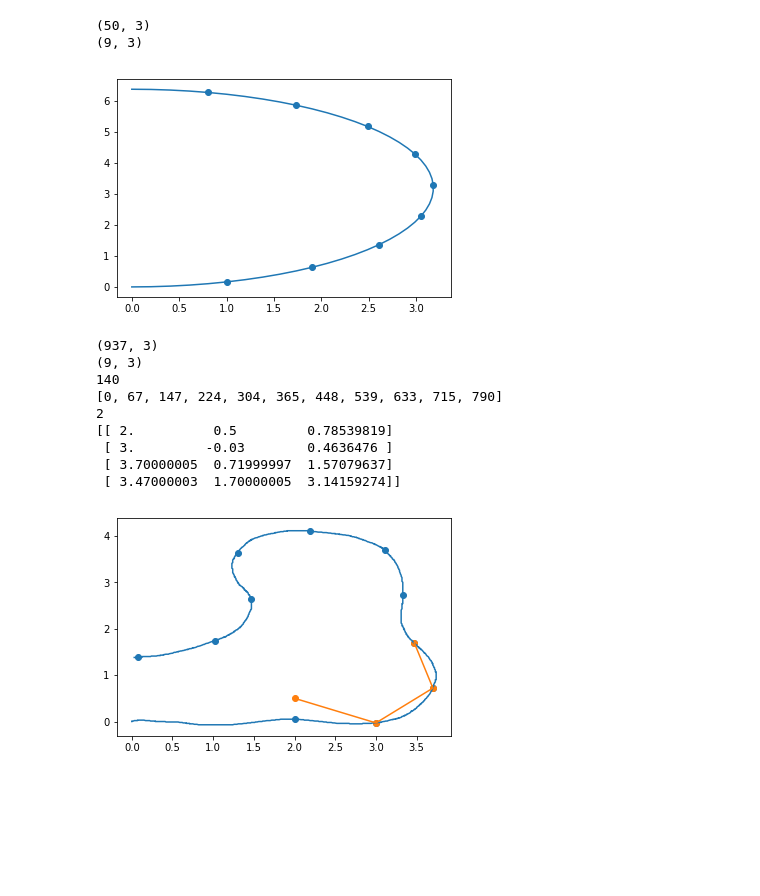
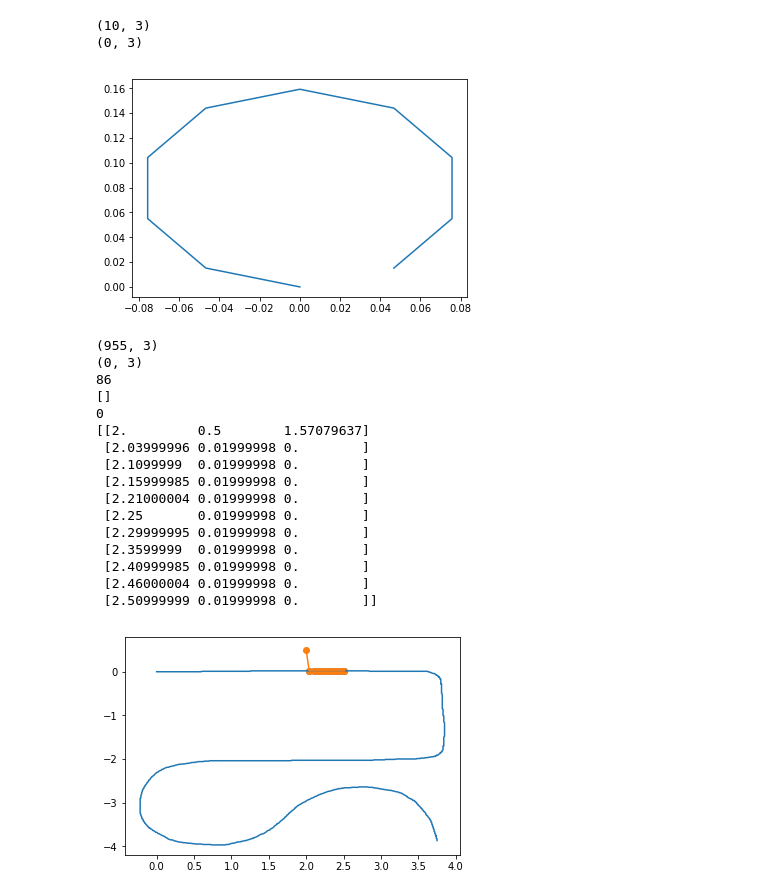
Before and after one commit to yotaseki/ROS-Cart, a Jupyter notebook: script/map.ipynb, the cells around one changed output. Cells and saved outputs as stored; diff of their text form; code cells hidden in the pictures; blank space fills up the shorter version.

Commit message:
gen_arc_path

```diff
--- a/script/map.ipynb
+++ b/script/map.ipynb
@@ -7,49 +7,58 @@ import coordinate
 import xp_settings as settings
 settings.set_gpu(-1)
 # %%
-path = data.make_arc_path_2(10, np.pi/10)
+rad_per_step = 2*np.pi/10
+m_per_step = 0.05
+num_step = 10
+path = data.generate_arc_path(num_step, rad_per_step, m_per_step)
 path_es,idx_list = data.get_evenly_spaced_points(path,1.0)
 print(path.shape)
 print(path_es.shape)
 plt.plot(path[:,0],path[:,1])
 plt.scatter(path_es[:,0],path_es[:,1])
 plt.show()
 data.write_path_csv(path,"path.csv")
 # %% [output]
-(50, 3)
-(9, 3)
+(10, 3)
+(0, 3)
-[figure, old version]
+[figure, new version]
 # %%
-path = data.read_path_csv('sample_path.csv')
+path = data.read_path_csv('pathData/sample_path.csv')
 print(path.shape)
 print(path_es.shape)
 plt.plot(path[:,0],path[:,1])
 #
-pos = np.array((2.0,0.5,np.pi/4),np.float32)
+pos = np.array((2.0,0.5,np.pi/2),np.float32)
 idx = data.get_nearly_point_idx(path,pos)
-path_es,idx_list = data.get_evenly_spaced_points(path[idx:len(path)],1.0)
-plt.scatter(path_es[:,0],path_es[:,1])
+path_input_gl = data.get_waypoints(idx,path,num_step,m_per_step)
+plt.scatter(path_input_gl[:,0],path_input_gl[:,1])
 print(idx)
 print(idx_list)
 print(data.get_next_path_idx(idx,idx_list))
-num_step = 3
-target = np.vstack((pos,path_es[1:num_step+1]))
+target = np.vstack((pos,path_input_gl))
 print(target)
 plt.scatter(target[:,0],target[:,1])
 plt.plot(target[:,0],target[:,1])
 #
 plt.show()
 # %% [output]
-(937, 3)
-(9, 3)
-140
-[0, 67, 147, 224, 304, 365, 448, 539, 633, 715, 790]
-2
-[[ 2.          0.5         0.78539819]
- [ 3.         -0.03        0.4636476 ]
- [ 3.70000005  0.71999997  1.57079637]
- [ 3.47000003  1.70000005  3.14159274]]
+(955, 3)
+(0, 3)
+86
+[]
+0
+[[2.         0.5        1.57079637]
+ [2.03999996 0.01999998 0.        ]
+ [2.1099999  0.01999998 0.        ]
+ [2.15999985 0.01999998 0.        ]
+ [2.21000004 0.01999998 0.        ]
+ [2.25       0.01999998 0.        ]
+ [2.29999995 0.01999998 0.        ]
+ [2.3599999  0.01999998 0.        ]
+ [2.40999985 0.01999998 0.        ]
+ [2.46000004 0.01999998 0.        ]
+ [2.50999999 0.01999998 0.        ]]
-[figure, old version]
+[figure, new version]
 # %%
 plt.plot(target[:,0],target[:,1])
 plt.scatter(0,0)
```
Also changed, not shown: parts of 4 cells of this notebook, 1 other file.
